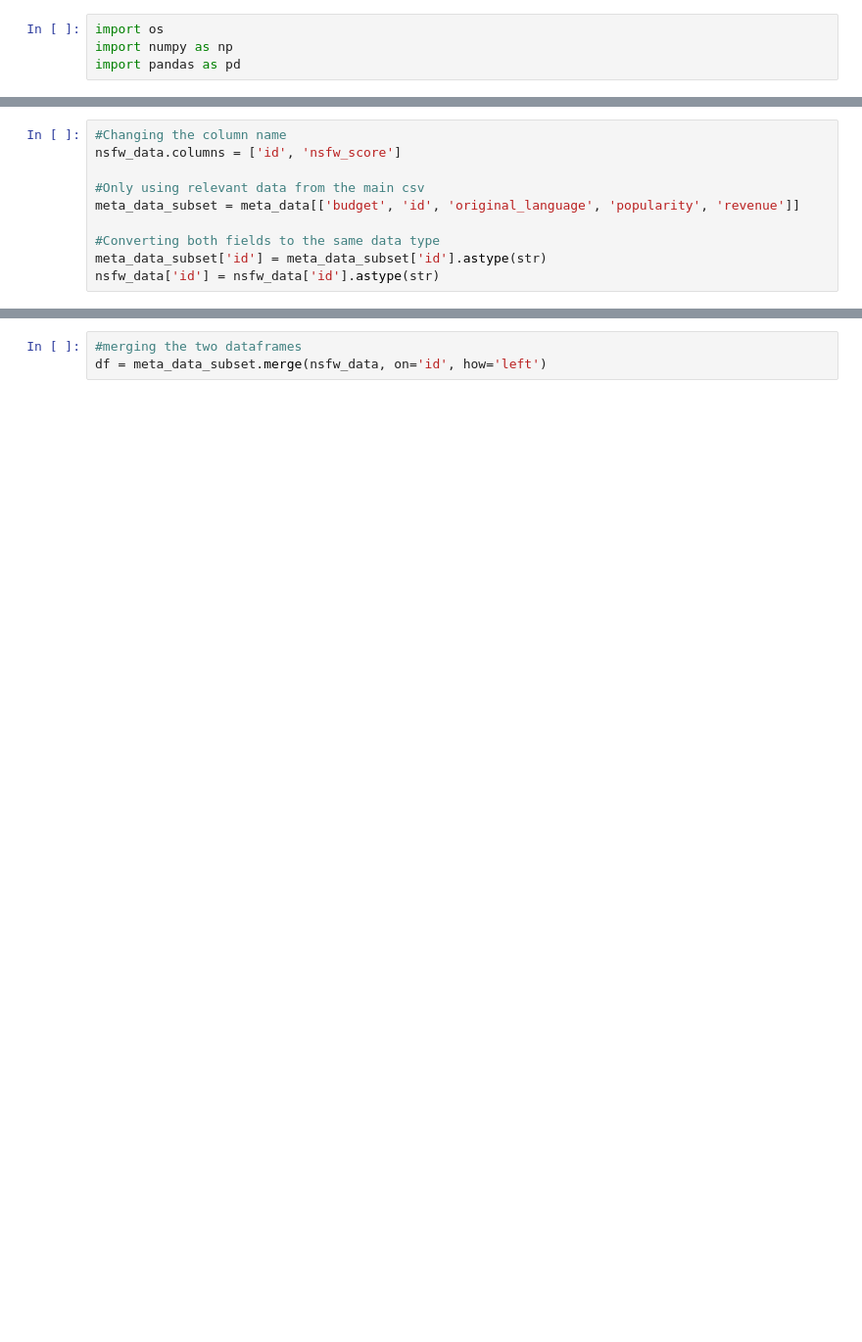
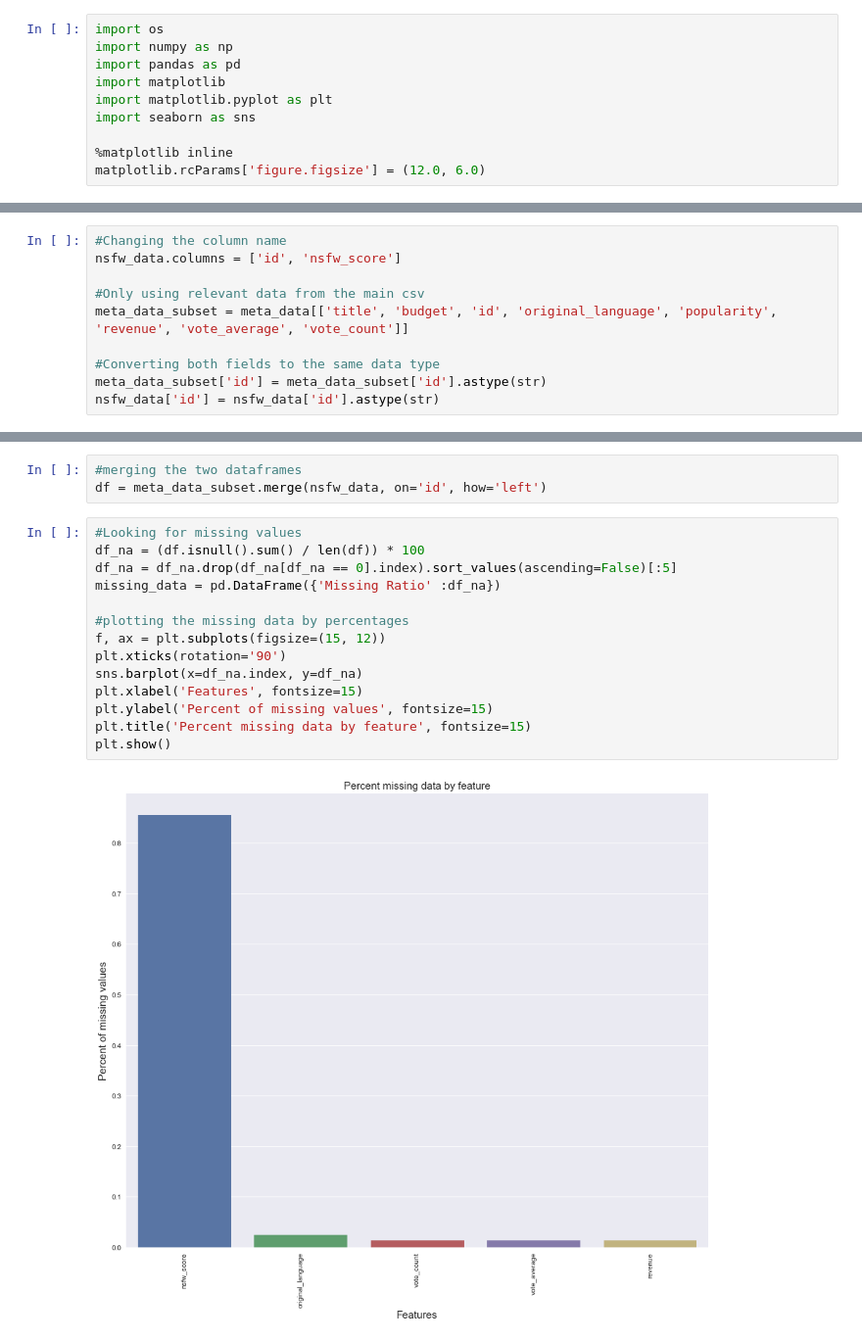
Before and after one commit to aravindsrinivasan/movie-ranking-recommendation-system, a Jupyter notebook: notebooks/nsfw_score-analysis.ipynb, the cells around one changed output, grey strips where cells are left out. Shown: that part at 98% size. Drawn from its saved outputs; the diff is of its cells as text; blank space fills up the shorter version.

```diff
--- a/notebooks/nsfw_score-analysis.ipynb
+++ b/notebooks/nsfw_score-analysis.ipynb
@@ -2,6 +2,12 @@
 import os
 import numpy as np
 import pandas as pd
+import matplotlib
+import matplotlib.pyplot as plt
+import seaborn as sns
+
+%matplotlib inline
+matplotlib.rcParams['figure.figsize'] = (12.0, 6.0)
 # %%
 SCRIPT_DIR = os.getcwd()
 DATA_DIR = os.path.join(SCRIPT_DIR, '..', 'data')
@@ -21,7 +27,7 @@ print nsfw_data.shape
 nsfw_data.columns = ['id', 'nsfw_score']
 
 #Only using relevant data from the main csv
-meta_data_subset = meta_data[['budget', 'id', 'original_language', 'popularity', 'revenue']]
+meta_data_subset = meta_data[['title', 'budget', 'id', 'original_language', 'popularity', 'revenue', 'vote_average', 'vote_count']]
 
 #Converting both fields to the same data type
 meta_data_subset['id'] = meta_data_subset['id'].astype(str)
@@ -29,3 +40,19 @@ nsfw_data['id'] = nsfw_data['id'].astype(str)
 # %%
 #merging the two dataframes
 df = meta_data_subset.merge(nsfw_data, on='id', how='left')
+# %%
+#Looking for missing values
+df_na = (df.isnull().sum() / len(df)) * 100
+df_na = df_na.drop(df_na[df_na == 0].index).sort_values(ascending=False)[:5]
+missing_data = pd.DataFrame({'Missing Ratio' :df_na})
+
+#plotting the missing data by percentages
+f, ax = plt.subplots(figsize=(15, 12))
+plt.xticks(rotation='90')
+sns.barplot(x=df_na.index, y=df_na)
+plt.xlabel('Features', fontsize=15)
+plt.ylabel('Percent of missing values', fontsize=15)
+plt.title('Percent missing data by feature', fontsize=15)
+plt.show()
+# %% [output]
+[figure, added]
```
Also changed, not shown: parts of 13 cells of this notebook.
